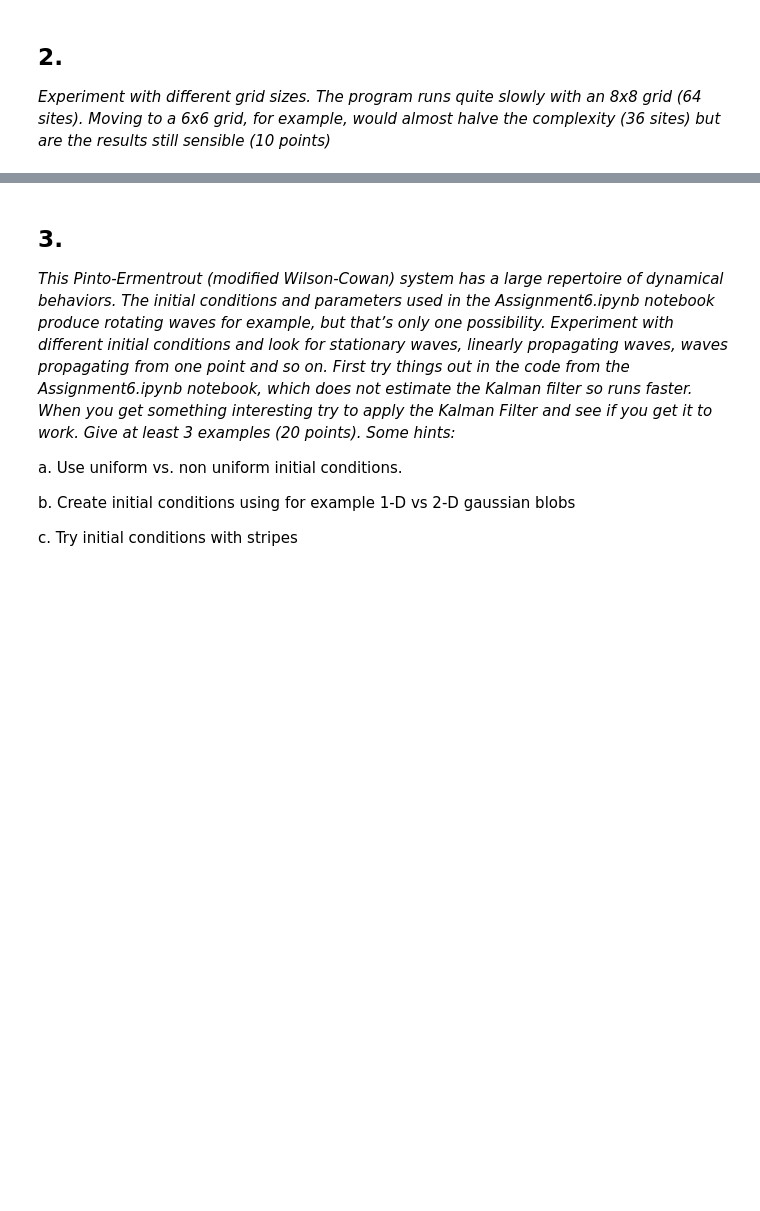
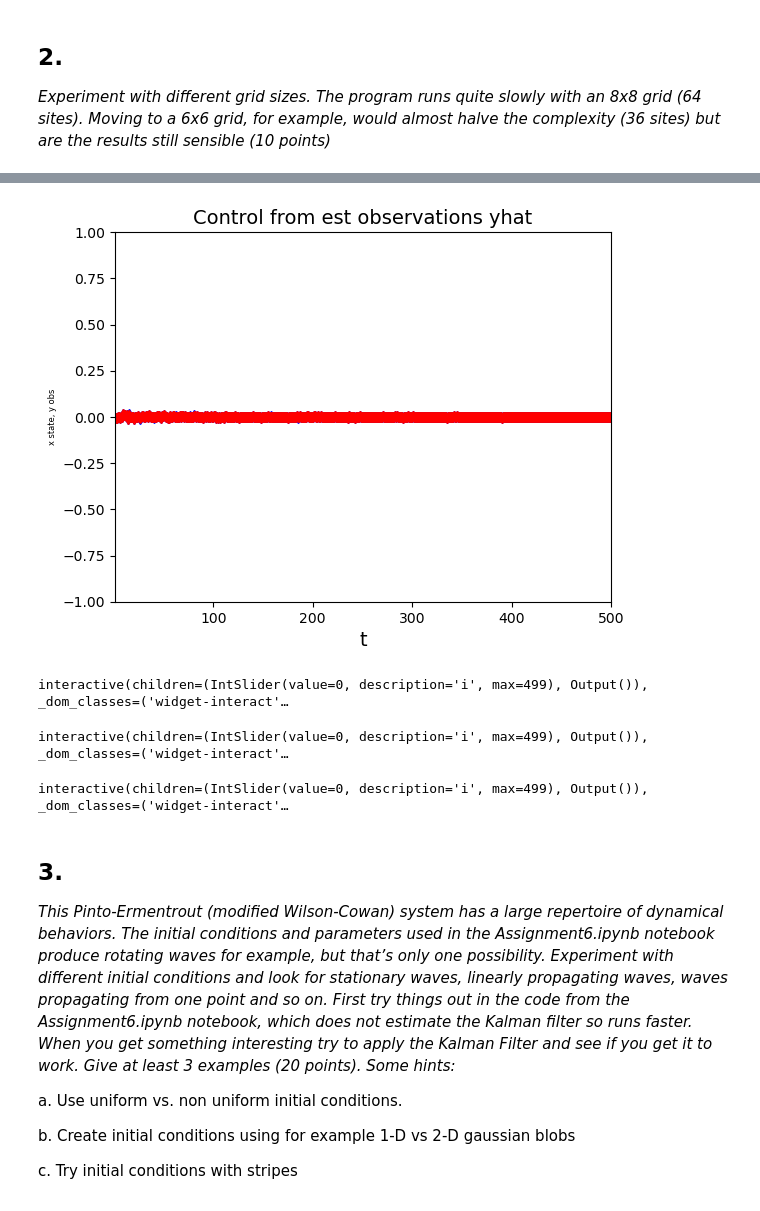
Before and after one commit to rhofm/KalmanPP2, a Jupyter notebook: notebooks/Assignment7.ipynb, the cells around one changed output, grey strips where cells are left out. Drawn from its saved outputs; the diff is of its cells as text; code cells hidden in the pictures; blank space fills up the shorter version.

```diff
--- a/notebooks/Assignment7.ipynb
+++ b/notebooks/Assignment7.ipynb
@@ -41,0 +193,8 @@ _Experiment with different grid sizes. The program runs quite slowly with an 8x8
+# %%
+WC_66_2 = wc.Wilson_Cowan(
+    g = 6,
+    f = 6,
+)
+
+WC_66_2.u0 = u_66_2
+WC_66_2.a0 = a_66_2
@@ -42,3 +232,73 @@ _Experiment with different grid sizes. The program runs quite slowly with an 8x8
+# %%
+plotter(WC_66_2)
+# %% [output]
+[figure, added]
+# %%
+@widgets.interact(i=(0,WC_88.N-1))
+def img_render_88(i=0):
+    plt.subplot(131)
+    u_real= np.reshape(WC_88.x[WC_88.dq:WC_88.f * WC_88.g + WC_88.dq, i], (WC_88.f, WC_88.g))
+    plt.imshow(u_real)
+    plt.title('Real u', fontsize=6)
+    plt.clim(0, WC_88.y.max()/2)
+    plt.subplot(132)
+    u = np.reshape(WC_88.y[:, i], (WC_88.f, WC_88.g))  # Display noisy observations
+    plt.imshow(u)
+    plt.title('Observed u', fontsize=6)
+    plt.clim(0, WC_88.y.max()/2)
+    #plt.axis([0, f, 0, g, -1.5, 1.5])
+    plt.subplot(133)
+    uhat = np.reshape(WC_88.xhat[WC_88.dq:WC_88.f * WC_88.g + WC_88.dq, i], (WC_88.f, WC_88.g))
+    plt.imshow(uhat)
+    plt.title('uhat', fontsize=6)
+    plt.clim(0, WC_88.y.max()/2)
+    #plt.axis([0, f, 0, g, -1.5, 1.5])
+# %% [output]
+interactive(children=(IntSlider(value=0, description='i', max=499), Output()), _dom_classes=('widget-interact'…
+# %%
+@widgets.interact(i=(0,WC_66.N-1))
+def img_render_66(i=0):
+    plt.subplot(131)
+    u_real= np.reshape(WC_66.x[WC_66.dq:WC_66.f * WC_66.g + WC_66.dq, i], (WC_66.f, WC_66.g))
+    plt.imshow(u_real)
+    plt.title('Real u', fontsize=6)
+    plt.clim(0, WC_66.y.max()/2)
+    plt.subplot(132)
+    u = np.reshape(WC_66.y[:, i], (WC_66.f, WC_66.g))  # Display noisy observations
+    plt.imshow(u)
+    plt.title('Observed u', fontsize=6)
+    plt.clim(0, WC_66.y.max()/2)
+    #plt.axis([0, f, 0, g, -1.5, 1.5])
+    plt.subplot(133)
+    uhat = np.reshape(WC_66.xhat[WC_66.dq:WC_66.f * WC_66.g + WC_66.dq, i], (WC_66.f, WC_66.g))
+    plt.imshow(uhat)
+    plt.title('uhat', fontsize=6)
+    plt.clim(0, WC_66.y.max()/2)
+    #plt.axis([0, f, 0, g, -1.5, 1.5])
+# %% [output]
+interactive(children=(IntSlider(value=0, description='i', max=499), Output()), _dom_classes=('widget-interact'…
+# %%
+@widgets.interact(i=(0,WC_66_2.N-1))
+def img_render_66_2(i=0):
+    plt.subplot(131)
+    u_real= np.reshape(WC_66_2.x[WC_66_2.dq:WC_66_2.f * WC_66_2.g + WC_66_2.dq, i], (WC_66_2.f, WC_66_2.g))
+    plt.imshow(u_real)
+    plt.title('Real u', fontsize=6)
+    plt.clim(0, WC_66_2.y.max()/2)
+    plt.subplot(132)
+    u = np.reshape(WC_66_2.y[:, i], (WC_66_2.f, WC_66_2.g))  # Display noisy observations
+    plt.imshow(u)
+    plt.title('Observed u', fontsize=6)
+    plt.clim(0, WC_66_2.y.max()/2)
+    #plt.axis([0, f, 0, g, -1.5, 1.5])
+    plt.subplot(133)
+    uhat = np.reshape(WC_66_2.xhat[WC_66_2.dq:WC_66_2.f * WC_66_2.g + WC_66_2.dq, i], (WC_66_2.f, WC_66_2.g))
+    plt.imshow(uhat)
+    plt.title('uhat', fontsize=6)
+    plt.clim(0, WC_66_2.y.max()/2)
+    #plt.axis([0, f, 0, g, -1.5, 1.5])
+# %% [output]
+interactive(children=(IntSlider(value=0, description='i', max=499), Output()), _dom_classes=('widget-interact'…
 # %% [markdown]
 ## 3.
 
```
Also changed, not shown: parts of 12 cells of this notebook, 1 other file.
